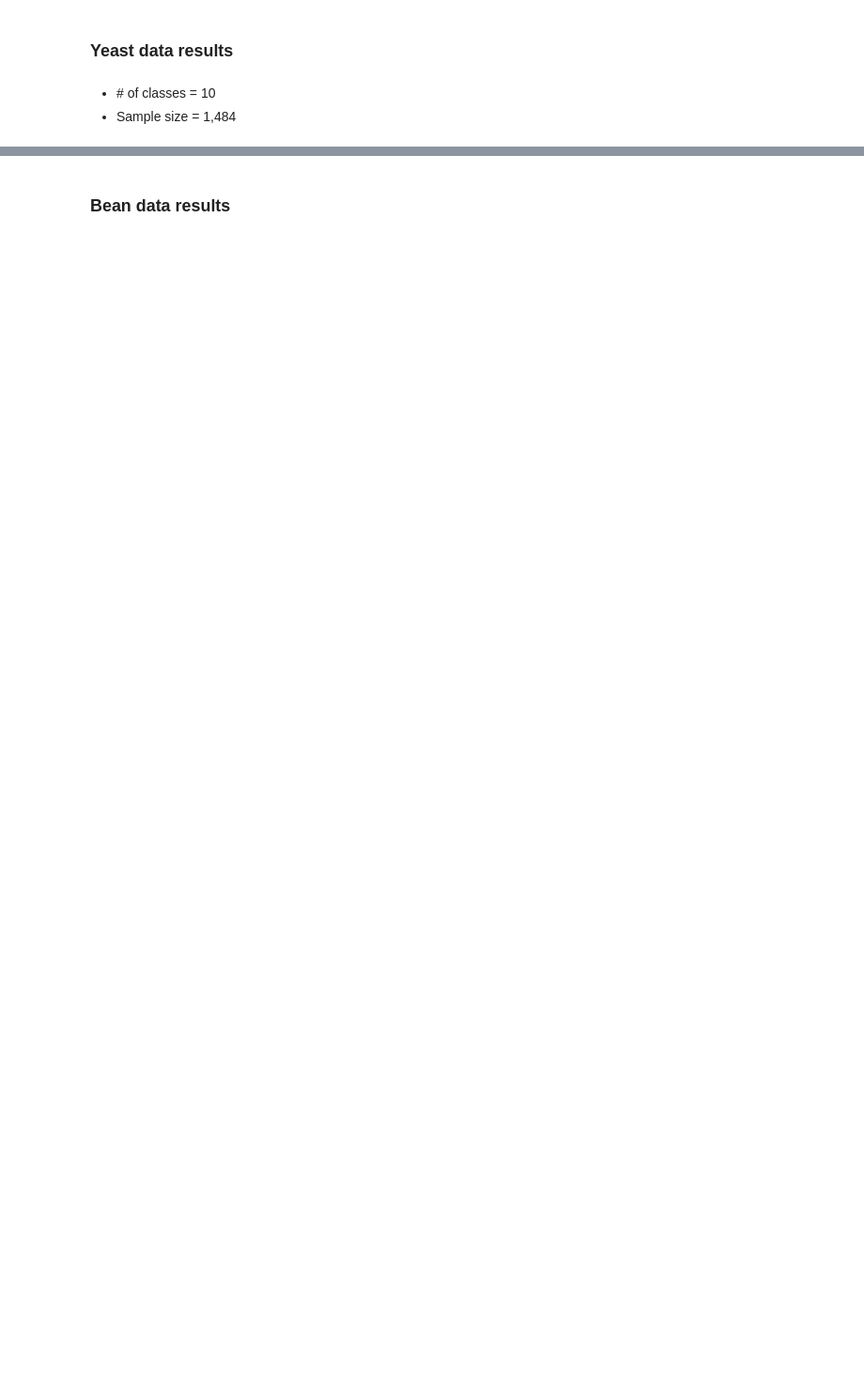
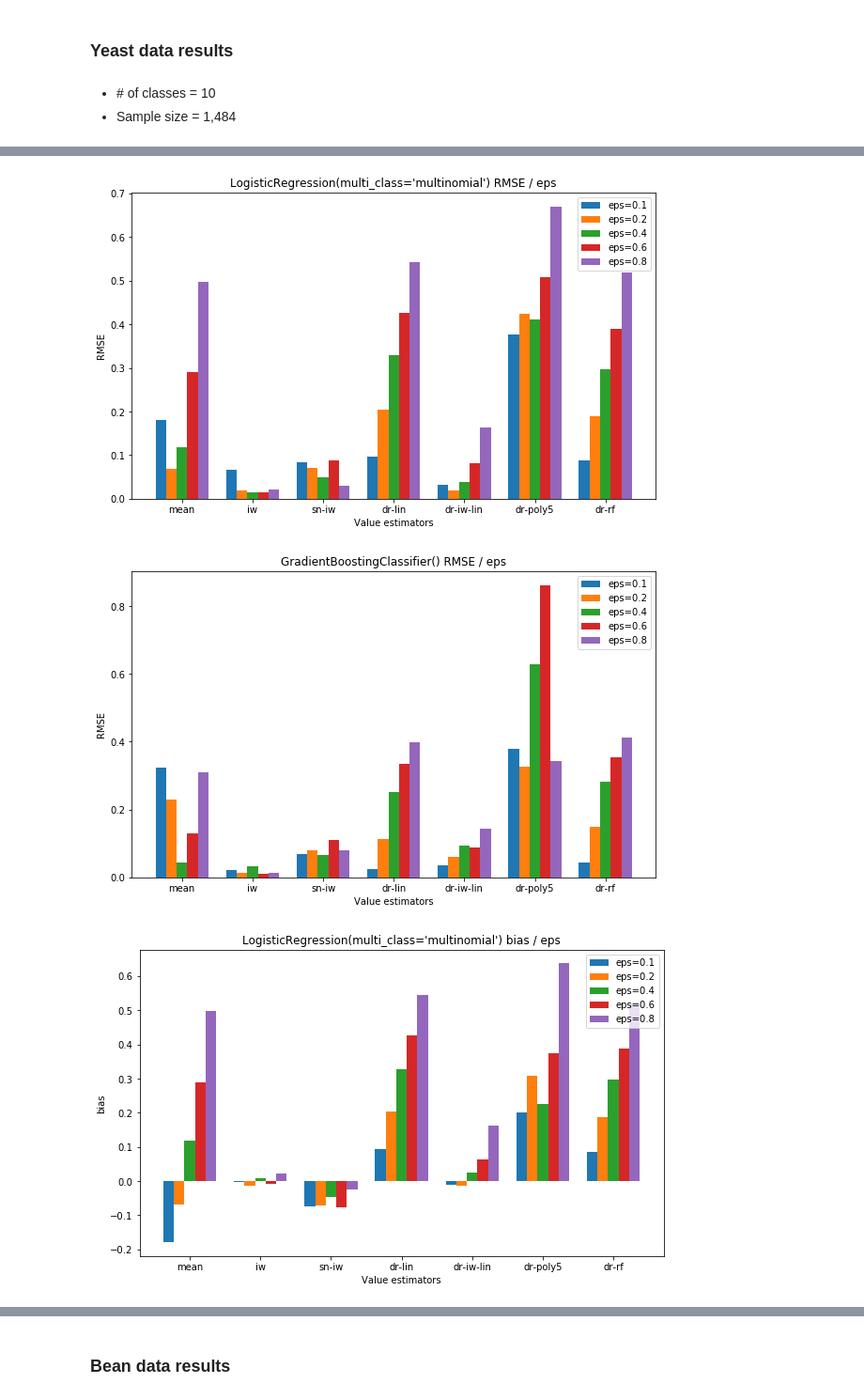
Before and after one commit to EricHe98/direct_method, a Jupyter notebook: notebooks/Offline-Bandit_Policy_Evaluation.ipynb, the cells around one changed output, grey strips where cells are left out. Shown at 94% size. Cells and saved outputs as stored; diff of their text form; code cells hidden in the pictures; blank space fills up the shorter version.

```diff
--- a/notebooks/Offline-Bandit_Policy_Evaluation.ipynb
+++ b/notebooks/Offline-Bandit_Policy_Evaluation.ipynb
@@ -283,7 +243,7 @@ def get_value_estimators(policy, contexts, actions, rewards, propensities, skip_
 
     return est
 # %%
-def get_estimator_stats(estimates, true_parameter_value=None):
+def get_estimator_stats(estimates, eps, true_parameter_value=None):
     est_stat = []
     for est in estimates.columns:
         pred_means = estimates[est]
@@ -295,16 +255,17 @@ def get_estimator_stats(estimates, true_parameter_value=None):
         if true_parameter_value:
             stat['bias'] = stat['mean'] - true_parameter_value
             stat['RMSE'] = np.sqrt(np.mean((pred_means - true_parameter_value) ** 2))
+        stat['eps'] = eps
         est_stat.append(stat)
 
     return pd.DataFrame(est_stat)
 # %% [markdown]
 #### picked stochastic policy here (deterministic policy has risk of getting 0 weights in the propensities)
 # %%
-def value_est_output(data, model, trials=5, rng=default_rng(7), eps=0.5):
+def value_est_output(data, model, LoggingPolicy, trials=5, rng=default_rng(7), eps=0.5):
 
     n = data.shape[0]
-    train_frac = 0.7
+    train_frac = 0.5
     train_size = round(train_frac * n)
     train_idx = rng.choice(n, size = train_size, replace = False)
     test_idx = np.setdiff1d(np.arange(n), train_idx, assume_unique=True)
@@ -322,7 +283,7 @@ def value_est_output(data, model, trials=5, rng=default_rng(7), eps=0.5):
     policy_true_value = policy_stochastic.get_value_estimate(X_test, full_rewards_test)
 
     classes, k = model.classes_, len(model.classes_)
-    logging_policy = BanditLoggingPolicy(num_actions=k, eps=eps, actions=y_test, classes=classes)
+    logging_policy = LoggingPolicy(num_actions=k, eps=eps, actions=y_test, classes=classes)
     logging_policy_value = logging_policy.get_value_estimate(X=X_test, full_rewards=full_rewards_test)
     print(f"Logging policy value est: {logging_policy_value:.6f}")
     print(f"Target policy true value: {policy_true_value:.6f}")
@@ -334,4 +295,4 @@ def value_est_output(data, model, trials=5, rng=default_rng(7), eps=0.5):
         val_ests.append(est)
     df = pd.DataFrame(val_ests)
 
-    return get_estimator_stats(df, true_parameter_value=policy_true_value)
+    return get_estimator_stats(df, eps, true_parameter_value=policy_true_value)
@@ -423,0 +330,3 @@ Target policy true value: 0.485393
+# %%
+eps_list = [0.1, 0.2, 0.4, 0.6, 0.8]
+yeast_lr_results, yeast_gb_results = run_experiments(yeast_data, BanditLoggingPolicy, eps_list)
@@ -423,0 +338,34 @@ Target policy true value: 0.485393
+# %%
+def barplot_by_eps(df, eps_list, model, col):
+    est_list = df['stat'].unique()
+
+    position = np.arange(len(est_list)) # Position on the x-axis for each label
+    width = .6 # Bar widths
+
+    fig, ax = plt.subplots(figsize=(10,6))
+    e1 = ax.bar(position - width/2, df[df['eps'] == eps_list[0]][col], width/4)
+    e2 = ax.bar(position - width/4, df[df['eps'] == eps_list[1]][col], width/4)
+    e3 = ax.bar(position, df[df['eps'] == eps_list[2]][col], width/4)
+    e4 = ax.bar(position + width/4, df[df['eps'] == eps_list[3]][col], width/4)
+    e5 = ax.bar(position + width/2, df[df['eps'] == eps_list[4]][col], width/4)
+
+    ax.set_xticks(position)
+    ax.set_xticklabels(est_list)
+    ax.set_xlabel('Value estimators')
+    ax.set_ylabel(col)
+    ax.legend(['eps=' + str(e) for e in eps_list])
+    plt.title(f'{model} {col} / eps')
+    plt.show()
+# %%
+lr = LogisticRegression(multi_class='multinomial')
+gb = GradientBoostingClassifier()
+
+barplot_by_eps(yeast_lr_results, eps_list, lr, 'RMSE')
+barplot_by_eps(yeast_gb_results, eps_list, gb, 'RMSE')
+
+barplot_by_eps(yeast_lr_results, eps_list, lr, 'bias')
+barplot_by_eps(yeast_gb_results, eps_list, gb, 'bias')
+# %% [output]
+[figure, added]
+[figure, added]
+[figure, added]
```
Also changed, not shown: parts of 33 cells of this notebook.
